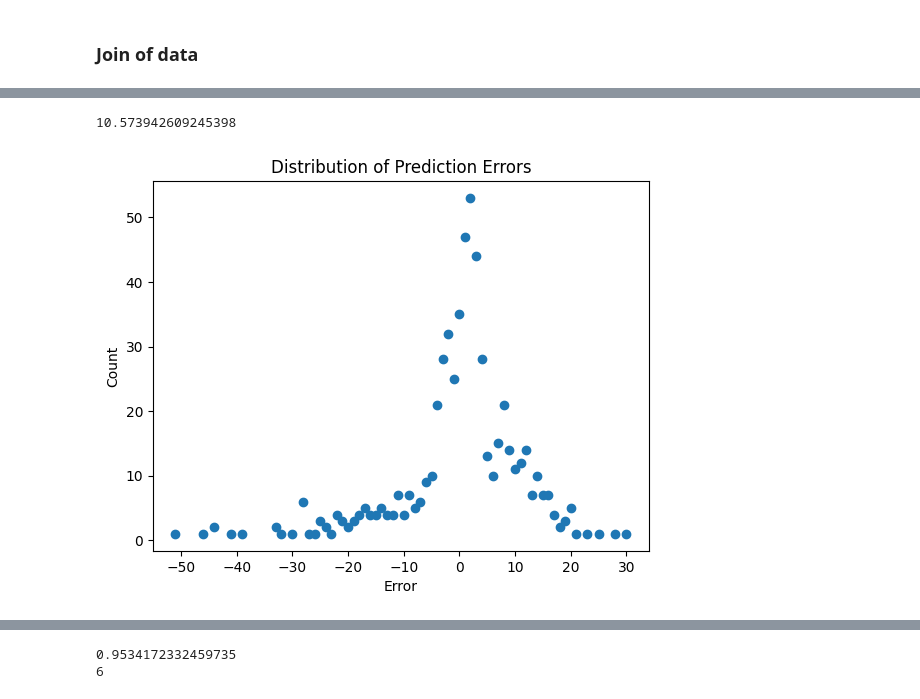
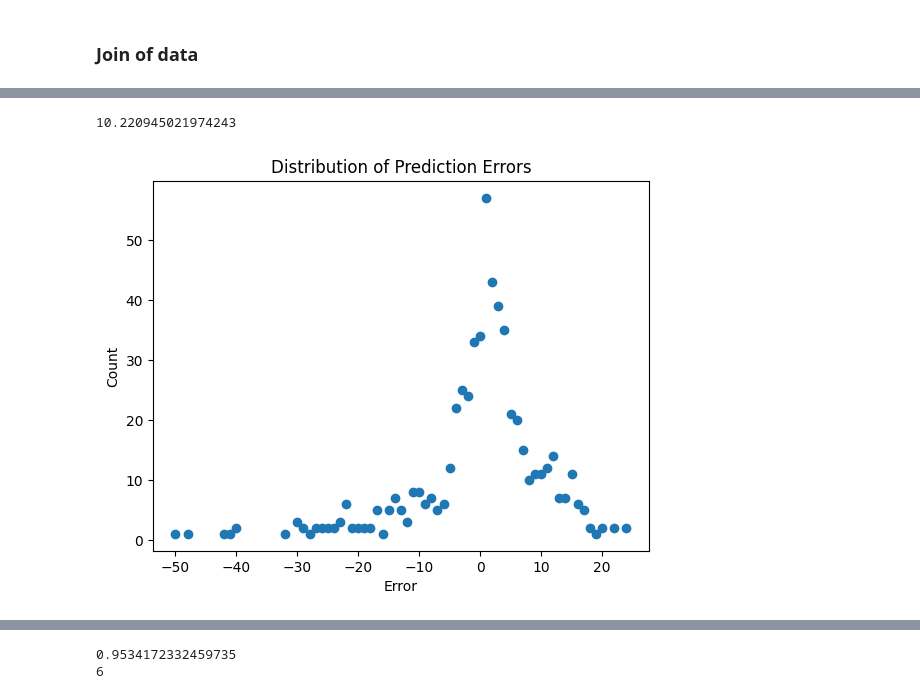
Before and after one commit to OTOTOTO02/Data-Science-Lab-process-and-methods-2024-25-WInter-Assignment, a Jupyter notebook: main.ipynb, the cells around one changed output, grey strips where cells are left out. Cells and saved outputs as stored; diff of their text form; code cells hidden in the pictures.

```diff
--- a/main.ipynb
+++ b/main.ipynb
@@ -781,10 +793,10 @@ def split_gender(X_train_val_df):
     return X_train_male_df, X_train_female_df
 # %%
 def split_ages(X_train_val_df, ages_df):
-    ages_df = ages_df.copy()
+    ages_df2 = ages_df.copy()
 
-    ages_male = ages_df[X_train_val_df['gender'] > 0]
-    ages_female = ages_df[X_train_val_df['gender'] < 0]
+    ages_male = ages_df2[X_train_val_df['gender'] > 0]
+    ages_female = ages_df2[X_train_val_df['gender'] < 0]
 
     return ages_male, ages_female
 # %%
@@ -1103,7 +1140,8 @@ display(voice_report)
 #### Frequency domain
 # %%
 def freq_domain(dir, audio, plot=False):
-    res = pd.DataFrame(0, index=[audio], columns=['dominant_frequency', 'highest_freq_in_spectrum', 'lowest_freq_in_spectrum', 'spectrum_wide'], dtype=float)
+    audio_id = int(audio.split('.')[0])-1
+    res = pd.DataFrame(0, index=[audio_id], columns=['dominant_frequency', 'highest_freq_in_spectrum', 'lowest_freq_in_spectrum', 'spectrum_wide'], dtype=float)
 
     y, sr = librosa.load(dir + audio, sr=sampling_rate)
 
@@ -1121,10 +1159,10 @@ def freq_domain(dir, audio, plot=False):
         lowest_freq_in_spectrum, highest_freq_in_spectrum = 0, 0
 
     spectrum_wide = highest_freq_in_spectrum - lowest_freq_in_spectrum
-    res.loc[audio, 'dominant_frequency'] = dominant_frequency
-    res.loc[audio, 'lowest_freq_in_spectrum'] = lowest_freq_in_spectrum
-    res.loc[audio, 'highest_freq_in_spectrum'] = highest_freq_in_spectrum
-    res.loc[audio, 'spectrum_wide'] = spectrum_wide
+    res.loc[audio_id, 'dominant_frequency'] = dominant_frequency
+    res.loc[audio_id, 'lowest_freq_in_spectrum'] = lowest_freq_in_spectrum
+    res.loc[audio_id, 'highest_freq_in_spectrum'] = highest_freq_in_spectrum
+    res.loc[audio_id, 'spectrum_wide'] = spectrum_wide
 
     if plot:
         print(f"Audio: {audio}")
@@ -1237,12 +1284,10 @@ def mel_spectrogram(dir, audio, plot=False):
 #### Mel-frequency cepstral coefficients (MFCC)
 # %%
 def mfcc(dir, audio, plot=False):
+    audio_id = int(audio.split('.')[0])-1
+
     mfcc_frequency_mean_cols = [f"mfcc_frequency_mean_{t}" for t in range(N_MFCC)]
     mfcc_frequency_var_cols  = [f"mfcc_frequency_var_{t}"  for t in range(N_MFCC)]
-    mfcc_frequency_skew_cols = [f"mfcc_frequency_skew_{t}" for t in range(N_MFCC)]
-    mfcc_frequency_kurt_cols = [f"mfcc_frequency_kurt_{t}" for t in range(N_MFCC)]
-
-    print(mfcc_frequency_mean_cols)
 
     audio_id = int(audio.split('.')[0])-1
     res = pd.DataFrame(0, index=[audio_id], columns=mfcc_frequency_mean_cols, dtype=float)
@@ -1880,6 +1925,6 @@ display(features_extracted_eval.head())
 # %%
 step4_dev_df = pd.concat([no_age_dev_df, features_extracted_dev], axis=1)
-step4_eval_df = pd.concat([step3_log_norm_eval_df, features_extracted_eval], axis=1)
+step4_eval_df = pd.concat([step3_log_eval_df, features_extracted_eval], axis=1) # BASTARDO NORMALIZZATO
 
 # step4_dev_df['word_per_second'] = step4_dev_df['num_words'] / step4_dev_df['audio_length']
 # step4_eval_df['word_per_second'] = step4_eval_df['num_words'] / step4_eval_df['audio_length']
@@ -1887,10 +1932,10 @@ step4_eval_df = pd.concat([step3_log_norm_eval_df, features_extracted_eval], axi
 # step4_dev_df = step4_dev_df.drop(columns=['num_words', 'audio_length'], axis=1)
 # step4_eval_df = step4_eval_df.drop(columns=['num_words', 'audio_length'], axis=1)
 
-variances = [col for col in step4_dev_df.columns if 'var' in col.split('_')]
+# variances = [col for col in step4_dev_df.columns if 'var' in col.split('_')]
 
-step4_dev_df = step4_dev_df.drop(columns=variances, axis=1)
-step4_eval_df = step4_eval_df.drop(columns=variances, axis=1)
+# step4_dev_df = step4_dev_df.drop(columns=variances, axis=1)
+# step4_eval_df = step4_eval_df.drop(columns=variances, axis=1)
 
 step4_dev_df['char_per_second'] = step4_dev_df['num_characters'] / step4_dev_df['audio_length']
 step4_eval_df['char_per_second'] = step4_eval_df['num_characters'] / step4_eval_df['audio_length']
@@ -1898,9 +1943,10 @@ step4_eval_df['char_per_second'] = step4_eval_df['num_characters'] / step4_eval_
 step4_dev_df['words_per_second'] = step4_dev_df['num_words'] / step4_dev_df['audio_length']
 step4_eval_df['words_per_second'] = step4_eval_df['num_words'] / step4_eval_df['audio_length']
 
-step4_dev_df = step4_dev_df.drop(columns=['num_characters', 'num_words', 'audio_length'], axis=1)
-step4_eval_df = step4_eval_df.drop(columns=['num_characters', 'num_words', 'audio_length'], axis=1)
+step4_dev_df = step4_dev_df.drop(columns=['num_characters', 'num_words', 'tempo', 'energy'], axis=1)
+step4_eval_df = step4_eval_df.drop(columns=['num_characters', 'num_words', 'tempo', 'energy'], axis=1)
 
-display(step4_dev_df.head())
-display(step4_eval_df.head())
+display(step4_dev_df)
+display(step4_eval_df)
+display(step4_dev_df.columns)
 # %% [output]
@@ -1971,20 +2043,23 @@ print(t)
 # %%
 X_train_val_df = step4_dev_norm_df.copy()
 # X_train_val_df = X_train_val_df
 
-forest = RandomForestRegressor(n_estimators=300, n_jobs=5, random_state=341967)
+forest = RandomForestRegressor(n_estimators=300, n_jobs=5, random_state=341967, min_samples_leaf=4, min_samples_split=4)
+# hist = HistGradientBoostingRegressor(random_state=341967)
 
 X_train, X_val, y_train, y_val = train_test_split(X_train_val_df, ages_df, test_size=0.2, shuffle=True, random_state=341967)
 
 forest.fit(X_train, y_train)
+# hist.fit(X_train, y_train)
+
 y_pred = forest.predict(X_val)
 
 display(root_mean_squared_error(y_val, y_pred))
 
 _ = plot_error_distripution(y_pred, y_val, 0)
 #10.224589931506381
 # %% [output]
-10.573942609245398
+10.220945021974243
-[figure, old version]
+[figure, new version]
 # %%
 another_forest = RandomForestRegressor(n_estimators=300, n_jobs=9, random_state=341967)
```
Also changed, not shown: parts of 32 cells of this notebook, 5 other files.
